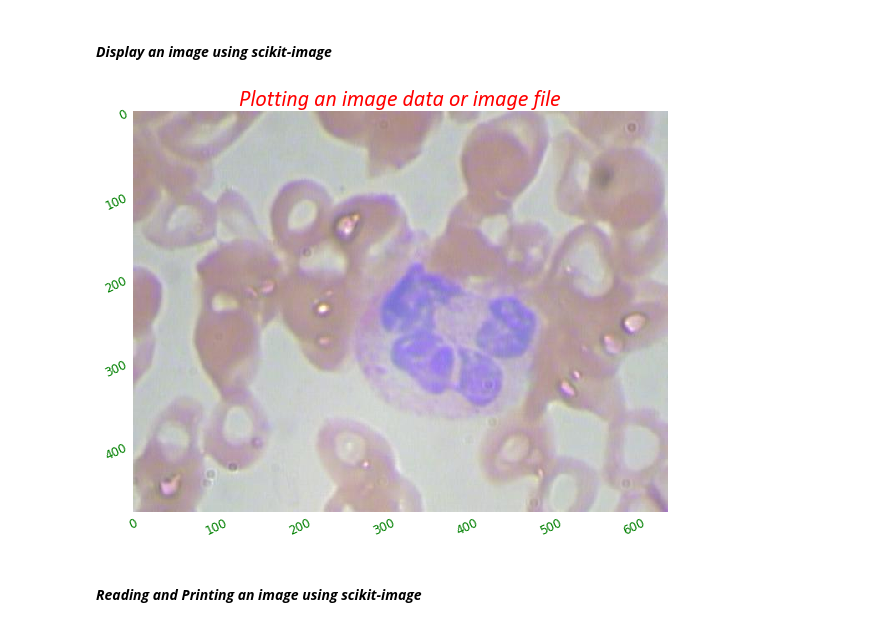
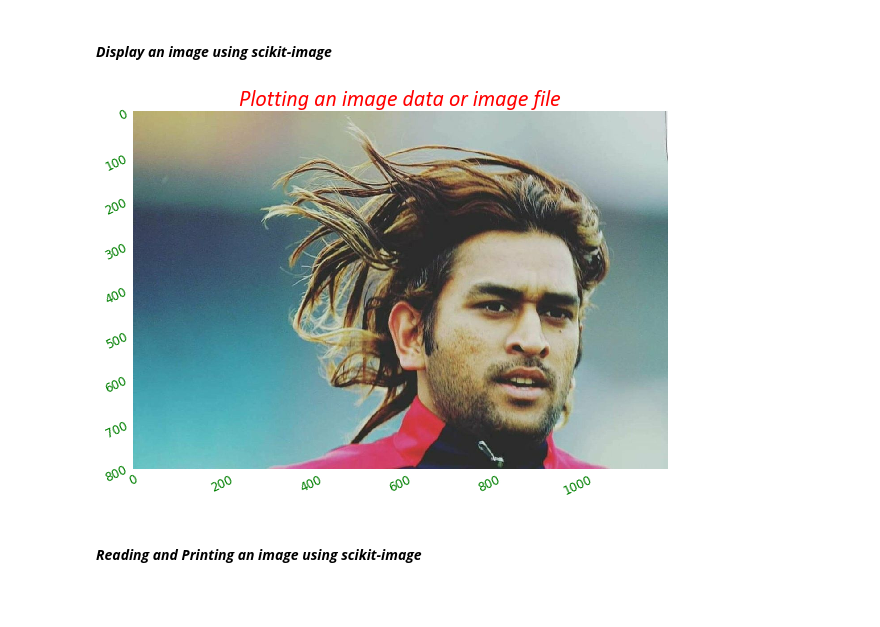
Before and after one commit to raj-shr-git/Image_processing, a Jupyter notebook: Image_Processing.ipynb, the cells around one changed output. Saved outputs shown, nothing was run; the diff lists cells and outputs as text; code cells hidden in the pictures; blank space fills up the shorter version.

```diff
--- a/Image_Processing.ipynb
+++ b/Image_Processing.ipynb
@@ -67,12 +82,12 @@ from skimage import io
 # %%
 with plt.style.context('seaborn-dark'):
     plt.figure(figsize=(8,8))
-    io.imshow('dataset-master/JPEGImages/BloodImage_00000.jpg')
+    io.imshow('fav_pics/dhoni4.jpg')
     plt.xticks(rotation=25,size=12,color='g')
     plt.yticks(rotation=25,size=12,color='g')
     plt.title('Plotting an image data or image file',fontdict={'size':22,'color':'red','family':'calibri','style':'italic'})
 plt.show()
 # %% [output]
-[figure, old version]
+[figure, new version]
 # %% [markdown]
 #### ***Reading and Printing an image using scikit-image***
```
Also changed, not shown: parts of 104 cells of this notebook, 12 other files.
